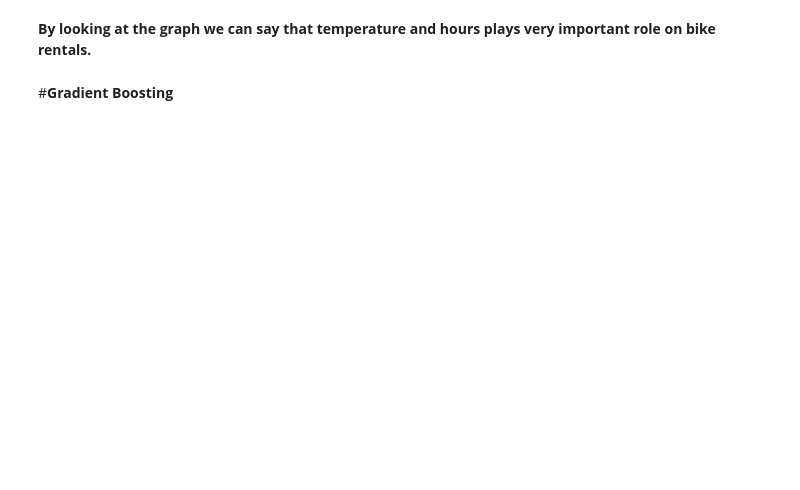
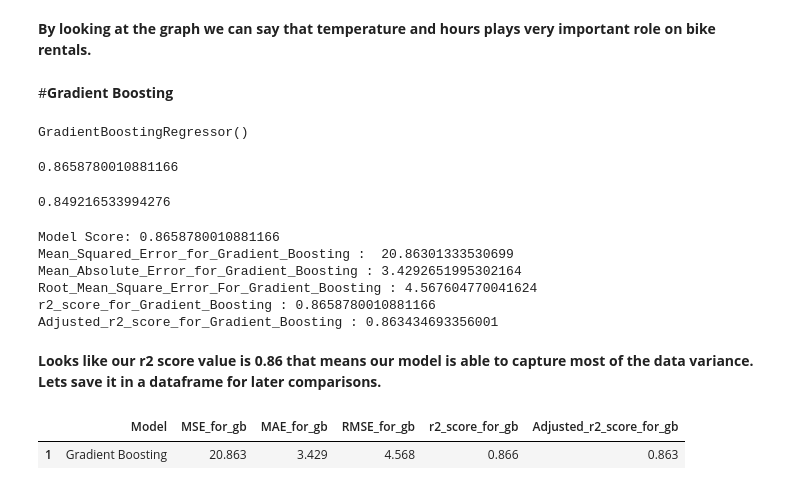
Before and after one commit to sksamima5/Bike-Sharing-Demand-Prediction-, a Jupyter notebook: Bike_Sharing_Demand_Prediction_Capstone_Project.ipynb, the cells around one changed output. Saved outputs shown, nothing was run; the diff lists cells and outputs as text; code cells hidden in the pictures; blank space fills up the shorter version.

```diff
--- a/Bike_Sharing_Demand_Prediction_Capstone_Project.ipynb
+++ b/Bike_Sharing_Demand_Prediction_Capstone_Project.ipynb
@@ -1911,0 +1915,15 @@ Text(0.5, 0, 'Relative Importance')
+# %%
+#Fitting into the Model
+gb_reg.fit(X_train, y_train)
+# %% [output]
+GradientBoostingRegressor()
+# %%
+#check the score
+gb_reg.score(X_train, y_train)
+# %% [output]
+0.8658780010881166
+# %%
+#Check the score
+gb_reg.score(X_test, y_test)
+# %% [output]
+0.849216533994276
@@ -1911,0 +1934,46 @@ Text(0.5, 0, 'Relative Importance')
+# %%
+#Checking the Model score
+print("Model Score:",gb_reg.score(X_train,y_train))
+
+#Calculate Mean Square Error
+MSE_for_gb =  mean_squared_error(y_train, y_pred_train_gb)
+print('Mean_Squared_Error_for_Gradient_Boosting : ',MSE_for_gb)
+
+#Calculate Mean Absolute error
+MAE_for_gb = mean_absolute_error(y_train, y_pred_train_gb)
+print('Mean_Absolute_Error_for_Gradient_Boosting :' , MAE_for_gb)
+
+#Calculate Root Mean Square Error
+RMSE_for_gb = np.sqrt(MSE_for_gb)
+print('Root_Mean_Square_Error_For_Gradient_Boosting :', RMSE_for_gb)
+
+#Calculate r2 Score
+r2_score_for_gb = r2_score(y_train, y_pred_train_gb)
+print('r2_score_for_Gradient_Boosting :', r2_score_for_gb)
+
+#Calculate Adjusted r2 Score
+Adjusted_r2_score_for_gb = (1-(1-r2_score(y_train, y_pred_train_gb))*((X_test.shape[0]-1)/(X_test.shape[0]-X_test.shape[1]-1)) )
+print("Adjusted_r2_score_for_Gradient_Boosting :",1-(1-r2_score(y_train, y_pred_train_gb))*((X_test.shape[0]-1)/(X_test.shape[0]-X_test.shape[1]-1)) )
+# %% [output]
+Model Score: 0.8658780010881166
+Mean_Squared_Error_for_Gradient_Boosting :  20.86301333530699
+Mean_Absolute_Error_for_Gradient_Boosting : 3.4292651995302164
+Root_Mean_Square_Error_For_Gradient_Boosting : 4.567604770041624
+r2_score_for_Gradient_Boosting : 0.8658780010881166
+Adjusted_r2_score_for_Gradient_Boosting : 0.863434693356001
+# %% [markdown]
+**Looks like our r2 score value is 0.86 that means our model is  able to capture most of the data variance. Lets save it in a dataframe for later comparisons.**
+# %%
+#Storing the traning set metrics value in a dataframe for later comparison
+dict13 = {'Model' : 'Gradient Boosting',
+         'MSE_for_gb' : round((MSE_for_gb),3),
+         'MAE_for_gb' : round((MAE_for_gb),3),
+         'RMSE_for_gb' : round((RMSE_for_gb),3),
+         'r2_score_for_gb' : round((r2_score_for_gb),3),
+         'Adjusted_r2_score_for_gb' : round((Adjusted_r2_score_for_gb),3)
+         }
+gb_train_df = pd.DataFrame(dict13, index=[1])
+gb_train_df
+# %% [output]
+|  | Model | MSE_for_gb | MAE_for_gb | RMSE_for_gb | r2_score_for_gb | Adjusted_r2_score_for_gb |
+| 1 | Gradient Boosting | 20.863 | 3.429 | 4.568 | 0.866 | 0.863 |
```
Also changed, not shown: parts of 43 cells of this notebook.
